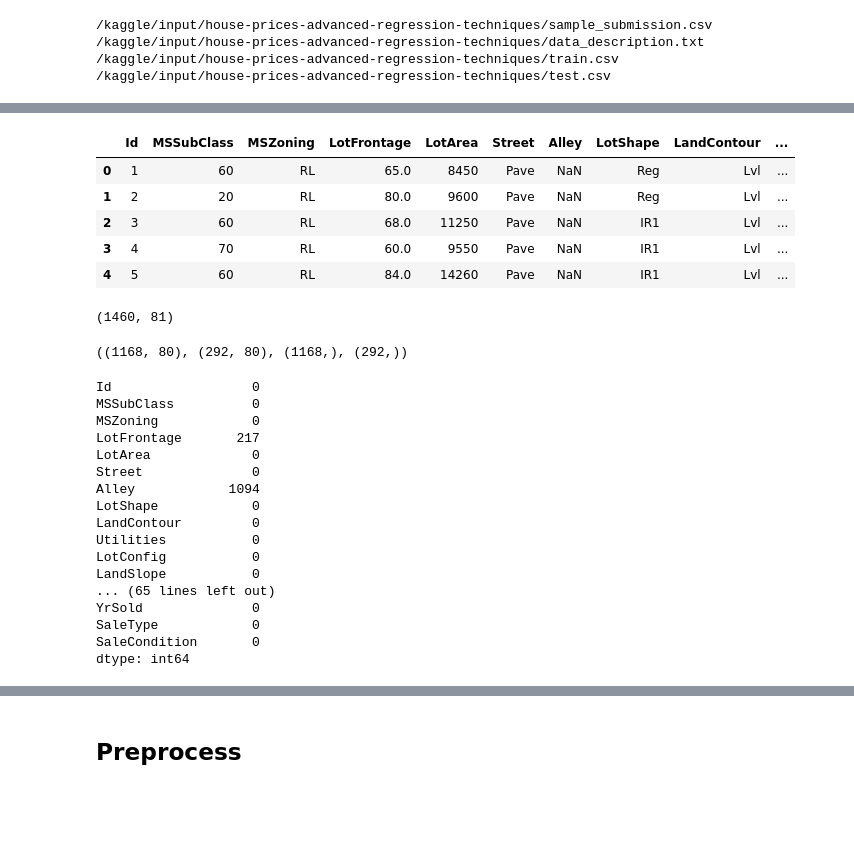
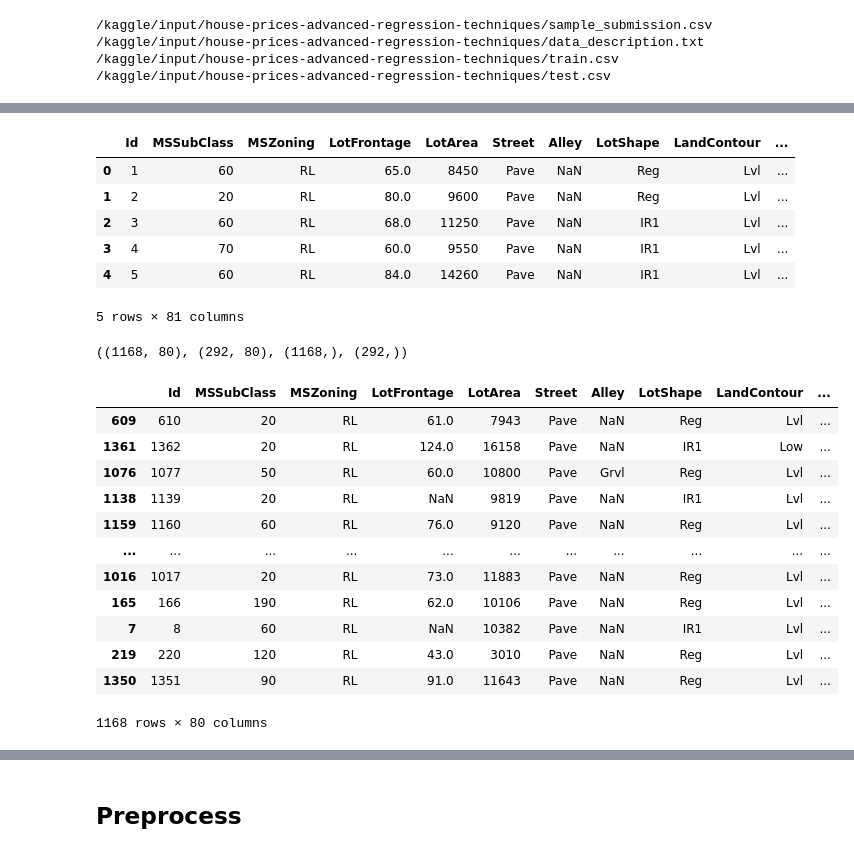
Before and after one commit to nmach22/house-prices-ml, a Jupyter notebook: house-prices.ipynb, the cells around one changed output, grey strips where cells are left out. Drawn from its saved outputs; the diff is of its cells as text; code cells hidden in the pictures; blank space fills up the shorter version.

```diff
--- a/house-prices.ipynb
+++ b/house-prices.ipynb
@@ -49,9 +54,9 @@ for dirname, _, filenames in os.walk('/kaggle/input'):
 /kaggle/input/house-prices-advanced-regression-techniques/train.csv
 /kaggle/input/house-prices-advanced-regression-techniques/test.csv
 # %%
-pd.set_option('display.max_columns', None)
-pd.set_option('display.max_rows', None)
-pd.set_option('display.width', None)
-pd.set_option('display.expand_frame_repr', False)
+# pd.set_option('display.max_columns', None)
+# pd.set_option('display.max_rows', None)
+# pd.set_option('display.width', None)
+# pd.set_option('display.expand_frame_repr', False)
 # %%
 df = pd.read_csv('/kaggle/input/house-prices-advanced-regression-techniques/train.csv')
@@ -66,10 +87,7 @@ df.head()
 | 2 | 3 | 60 | RL | 68.0 | 11250 | Pave | NaN | IR1 | Lvl | ... |
 | 3 | 4 | 70 | RL | 60.0 | 9550 | Pave | NaN | IR1 | Lvl | ... |
 | 4 | 5 | 60 | RL | 84.0 | 14260 | Pave | NaN | IR1 | Lvl | ... |
+5 rows × 81 columns
-# %%
-df.shape
-# %% [output]
-(1460, 81)
 # %%
 from sklearn.model_selection import train_test_split
 
@@ -82,22 +100,18 @@ X_train.shape, X_val.shape, y_train.shape, y_val.shape
 # %% [output]
 ((1168, 80), (292, 80), (1168,), (292,))
 # %%
-X_train.isna().sum()
+X_train
 # %% [output]
+|  | Id | MSSubClass | MSZoning | LotFrontage | LotArea | Street | Alley | LotShape | LandContour | ... |
+| 609 | 610 | 20 | RL | 61.0 | 7943 | Pave | NaN | Reg | Lvl | ... |
+| 1361 | 1362 | 20 | RL | 124.0 | 16158 | Pave | NaN | IR1 | Low | ... |
+| 1076 | 1077 | 50 | RL | 60.0 | 10800 | Pave | Grvl | Reg | Lvl | ... |
+| 1138 | 1139 | 20 | RL | NaN | 9819 | Pave | NaN | IR1 | Lvl | ... |
+| 1159 | 1160 | 60 | RL | 76.0 | 9120 | Pave | NaN | Reg | Lvl | ... |
+| ... | ... | ... | ... | ... | ... | ... | ... | ... | ... | ... |
+| 1016 | 1017 | 20 | RL | 73.0 | 11883 | Pave | NaN | Reg | Lvl | ... |
+| 165 | 166 | 190 | RL | 62.0 | 10106 | Pave | NaN | Reg | Lvl | ... |
+| 7 | 8 | 60 | RL | NaN | 10382 | Pave | NaN | IR1 | Lvl | ... |
+| 219 | 220 | 120 | RL | 43.0 | 3010 | Pave | NaN | Reg | Lvl | ... |
+| 1350 | 1351 | 90 | RL | 91.0 | 11643 | Pave | NaN | Reg | Lvl | ... |
-Id                  0
-MSSubClass          0
-MSZoning            0
-LotFrontage       217
-LotArea             0
-Street              0
-Alley            1094
-LotShape            0
-LandContour         0
-Utilities           0
-LotConfig           0
-LandSlope           0
-... (65 lines left out)
-YrSold              0
-SaleType            0
-SaleCondition       0
-dtype: int64
+1168 rows × 80 columns
```
Also changed, not shown: parts of 52 cells of this notebook.
